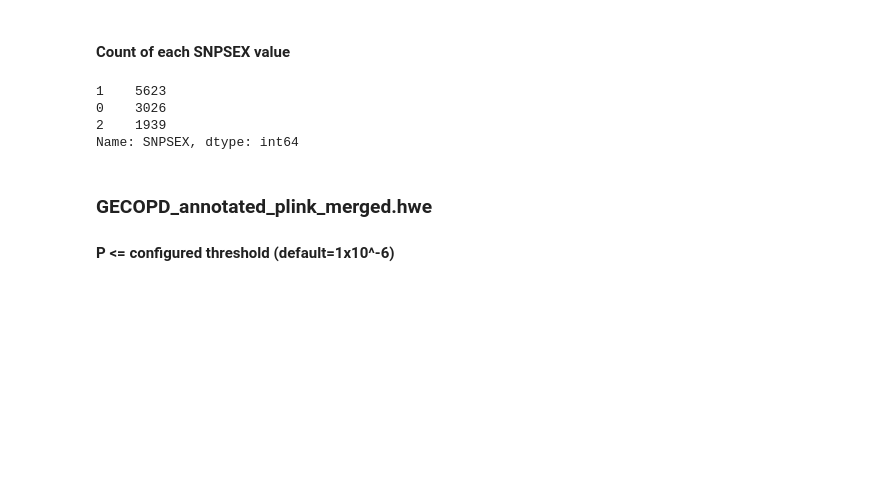
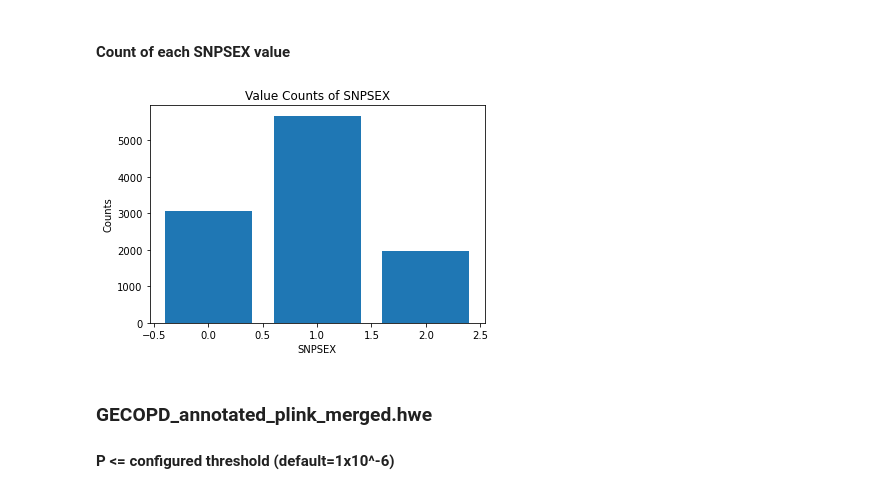
Before and after one commit to jziniti/topmed_wgs_extraction, a Jupyter notebook: notebooks/TopMedQC.ipynb, the cells around one changed output. Drawn from its saved outputs; the diff is of its cells as text; code cells hidden in the pictures; blank space fills up the shorter version.

```diff
--- a/notebooks/TopMedQC.ipynb
+++ b/notebooks/TopMedQC.ipynb
@@ -167,12 +177,18 @@ f.write(f'{SNPSEX}: {df_sexcheck_lost[SNPSEX]["Rows Lost"]}\n')
+# %%
+# flagged samples df_sexcheck
+df_sexcheck["Reason"] = SNPSEX
+df_sexcheck_flagged = df_sexcheck.query(SNPSEX)[["IID", "Reason"]]
 # %% [markdown]
 #### Count of each SNPSEX value
-# %%
-df_sexcheck["SNPSEX"].value_counts()
-# %% [output]
-1    5623
-0    3026
-2    1939
-Name: SNPSEX, dtype: int64
+# %%
+df_sex_value_counts = df_sexcheck["SNPSEX"].value_counts()
+
+plt.bar(df_sex_value_counts.index, df_sex_value_counts.values);
+plt.title("Value Counts of SNPSEX");
+plt.xlabel("SNPSEX");
+plt.ylabel("Counts");
+# %% [output]
+[figure, added]
 # %% [markdown]
 ### GECOPD_annotated_plink_merged.hwe
 #### P <= configured threshold (default=1x10^-6)
```
Also changed, not shown: parts of 17 cells of this notebook, 2 other files.
